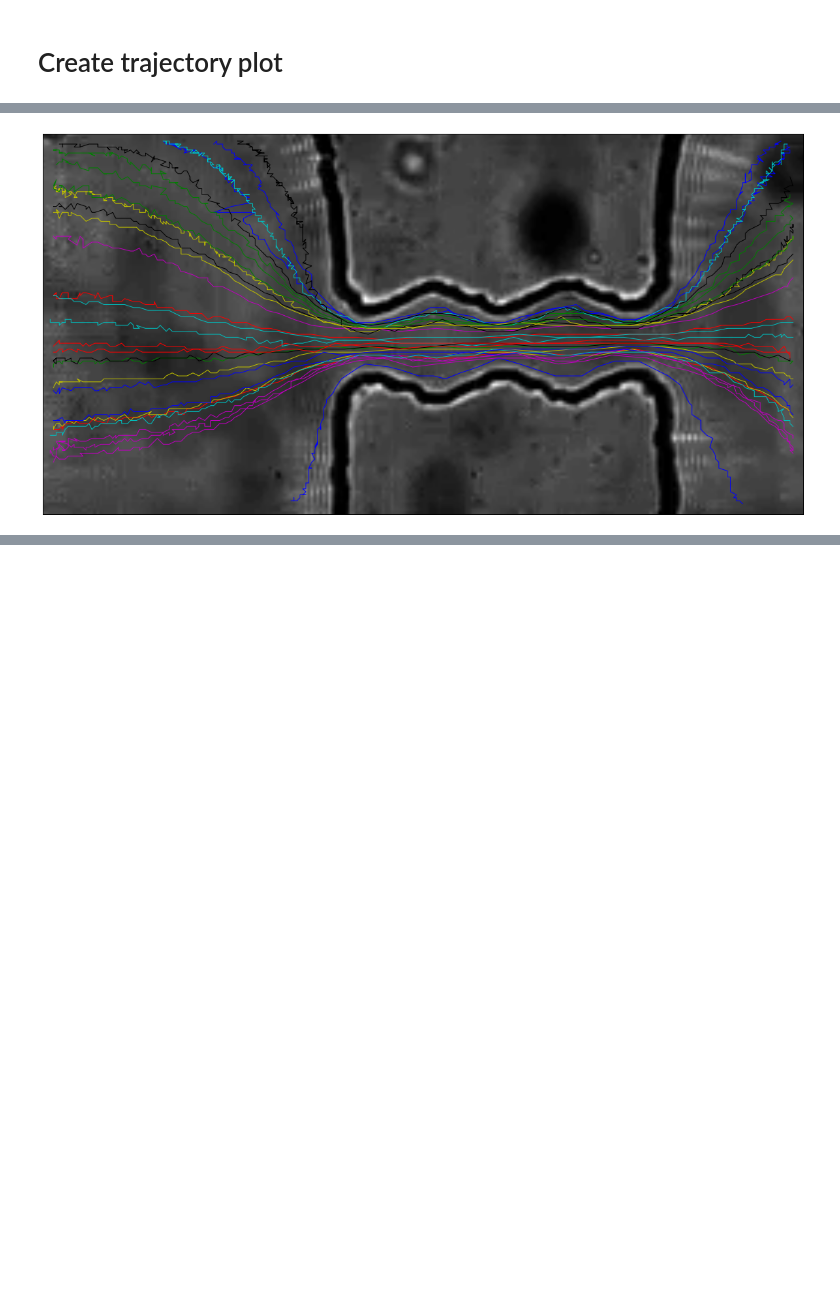
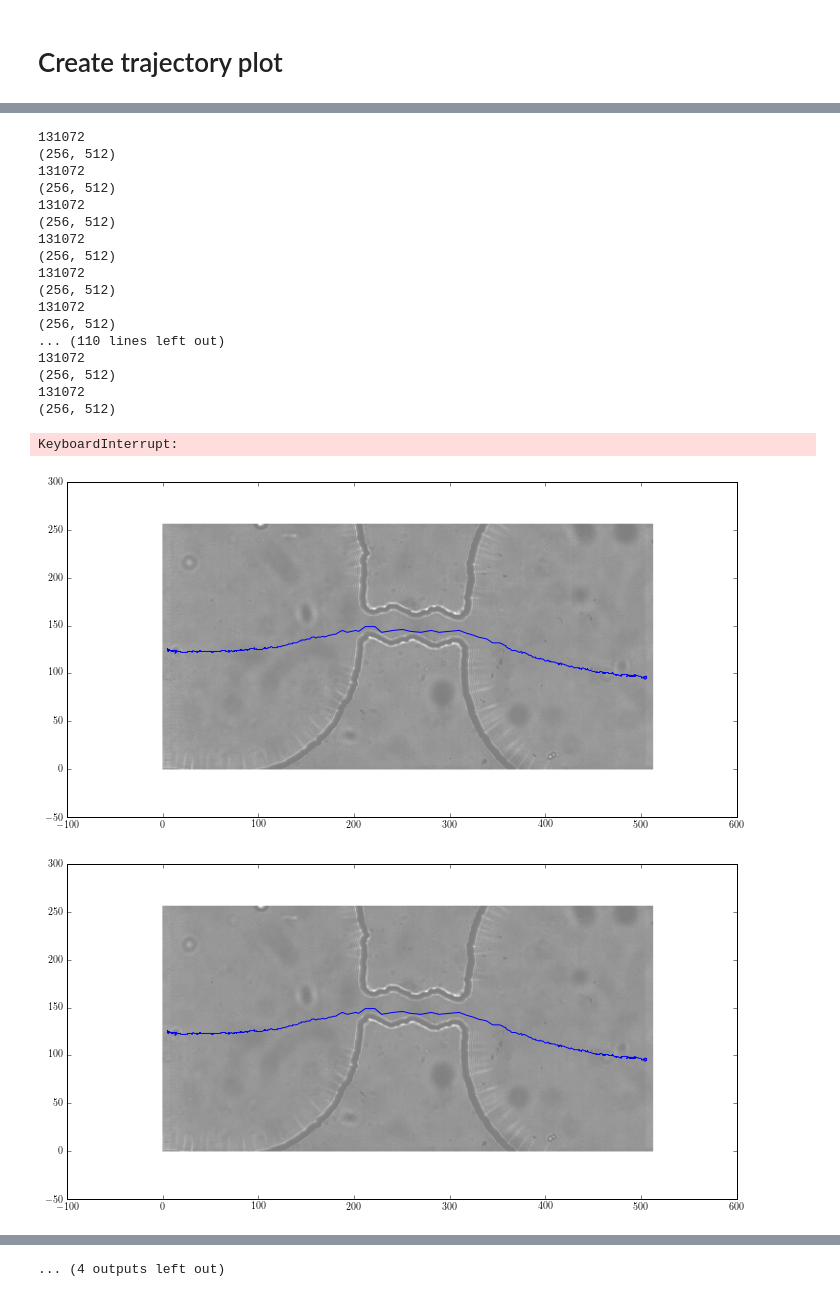
Before and after one commit to tphinkle/pore_stats, a Jupyter notebook: optical_imaging.ipynb, the cells around one changed output, grey strips where cells are left out. Saved outputs shown, nothing was run; the diff lists cells and outputs as text; code cells hidden in the pictures; blank space fills up the shorter version.

```diff
--- a/optical_imaging.ipynb
+++ b/optical_imaging.ipynb
@@ -121,18 +160,47 @@ print len(filtered_events)
-# %%
-fig = plt.figure(figsize = (20,12))
-plt.xticks([])
-plt.yticks([])
-for event in filtered_events:
-    px = []
-    py = []
-    for detection in event._detections:
-        px.append(detection._px)
-        py.append(detection._py)
-    plt.plot(px, py)
-
-    plt.imshow(oi.get_frame(vid,0), alpha=0.5, cmap = 'gray')
-
-plt.savefig('psmix_trajectories_7-4.png', dpi = 300)
-plt.show()
-# %% [output]
-[figure, removed]
+# %%
+file_directory_bvi = '/home/preston/Desktop/Science/Research/cancer_cells/data/8-18-2016/oi_rp/bvi/'
+file_directory_gallery = file_directory_bvi.split('bvi')[0] + 'events/oi_gallery/'
+if not os.path.exists(file_directory_gallery):
+    os.makedirs(file_directory_gallery)
+
+gallery_base_name = '/home/preston/Desktop/Science/Research/cancer_cells/data/8-18-2016/oi_rp/bvi/HCT-116_pr0005_0000.bvi'
+gallery_base_name = gallery_base_name.split('bvi')[-2].replace('/', '').replace('.','')+'_'
+# %%
+def create_event_gallery(event_num):
+    px_list = []
+    py_list = []
+
+    directory = file_directory_bvi.split('/')[0]+'/'
+
+    for i, det in enumerate(events[event_num]._detections):
+        px_list.append(det._px)
+        py_list.append(det._py)
+        fig = plt.figure(figsize = ((12,6)))
+        plt.imshow(oi_file.get_frame_bvi(file_path_bvi, det._tf, 256, 512), alpha=0.5, cmap = 'gray', origin = 'lower')
+
+        plt.plot(px_list, py_list)
+
+        plt.savefig(file_directory_gallery + gallery_base_name + str(event_num) + '-' + str(i) + '.png' )
+# %%
+create_event_gallery(0)
+# %% [output]
+131072
+(256, 512)
+131072
+(256, 512)
+131072
+(256, 512)
+131072
+(256, 512)
+131072
+(256, 512)
+131072
+(256, 512)
+... (110 lines left out)
+131072
+(256, 512)
+131072
+(256, 512)
+KeyboardInterrupt:
+[figure, added]
+[figure, added]
@@ -138,0 +215 @@ plt.show()
+... (4 outputs left out)
```
Also changed, not shown: parts of 19 cells of this notebook, 12 other files.
